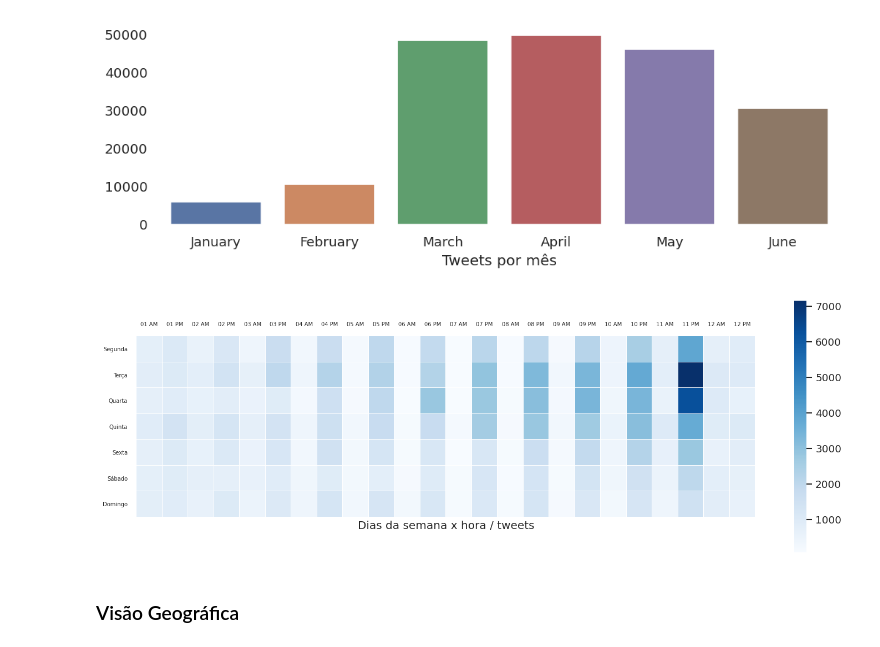
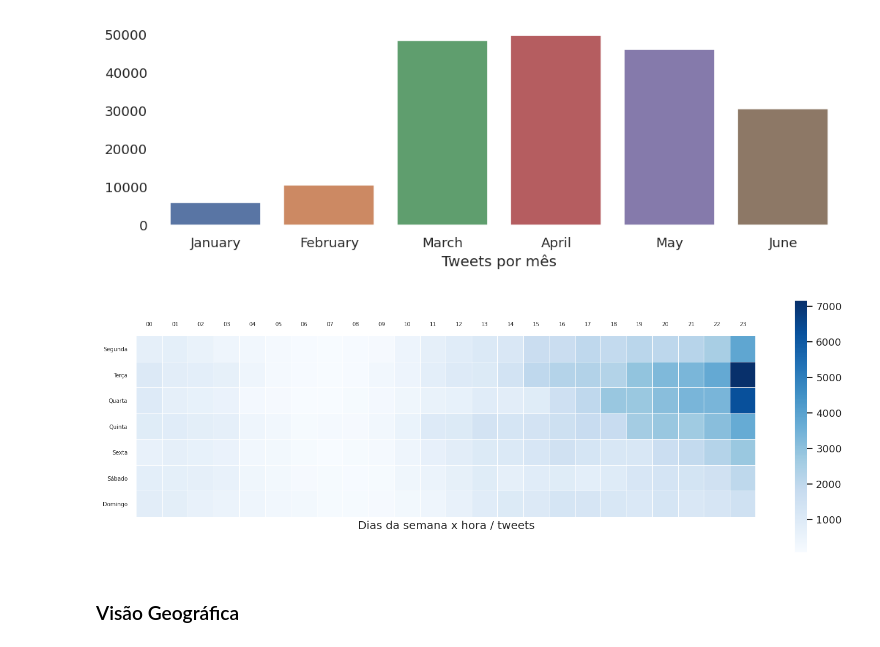
Before and after one commit to ednux/data-science-twitters-covid, a Jupyter notebook: main.ipynb, the cells around one changed output. Drawn from its saved outputs; the diff is of its cells as text; code cells hidden in the pictures.

```diff
--- a/main.ipynb
+++ b/main.ipynb
@@ -68,18 +64,18 @@ Nota: O diretório de salvamento (*dirName*) precisa existir.
 import os
 
 datasetFileName = 'dados-curso-completo.csv.tar.gz'
-datsetUrl = 'http://tiagodemelo.info/datasets/dados-curso-completo.csv.tar.gz'
-dirName = 'trabalho-pratico' # Este diretorio pode ser alterado se ja tiver o dataset no google drive.
+# datsetUrl = 'http://tiagodemelo.info/datasets/dados-curso-completo.csv.tar.gz'
+dirName = 'data-science-twitters-covid' # Este diretorio pode ser alterado se ja tiver o dataset no google drive.
 
-if False == os.path.isfile('/content/drive/My Drive/' + dirName + '/' + datasetFileName[:-7]):
-  if False == os.path.isdir('/content/drive'):
-    print('Google driver não está montado!')
-  elif False == os.path.isdir('/content/drive/My Drive/' +  dirName + '/'):
-    print('Diretório ' + dirName + ' não encontrado.')
-  elif False == os.path.isfile('/content/drive/My Drive/' + dirName + '/' + datasetFileName):
-    !wget -O '/content/drive/My Drive/$dirName/$datasetFileName' '$datsetUrl' #TODO: handle download errors.
-    !tar -C '/content/drive/My Drive/$dirName/{datasetFileName[:-7]}' -zxf '/content/drive/My Drive/$dirName/$datasetFileName' #TODO: handle extract errors.
-  else:
-    !tar -C '/content/drive/My Drive/$dirName/' -zxf '/content/drive/My Drive/$dirName/$datasetFileName' #TODO: handle extract errors.
-else:
-  print('O dataset ' + datasetFileName[:-7] + ' foi encontrado.')
+# if False == os.path.isfile('/content/drive/My Drive/' + dirName + '/' + datasetFileName[:-7]):
+#   if False == os.path.isdir('/content/drive'):
+#     print('Google driver não está montado!')
+#   elif False == os.path.isdir('/content/drive/My Drive/' +  dirName + '/'):
+#     print('Diretório ' + dirName + ' não encontrado.')
+#   elif False == os.path.isfile('/content/drive/My Drive/' + dirName + '/' + datasetFileName):
+#     !wget -O '/content/drive/My Drive/$dirName/$datasetFileName' '$datsetUrl' #TODO: handle download errors.
+#     !tar -C '/content/drive/My Drive/$dirName/{datasetFileName[:-7]}' -zxf '/content/drive/My Drive/$dirName/$datasetFileName' #TODO: handle extract errors.
+#   else:
+#     !tar -C '/content/drive/My Drive/$dirName/' -zxf '/content/drive/My Drive/$dirName/$datasetFileName' #TODO: handle extract errors.
+# else:
+#   print('O dataset ' + datasetFileName[:-7] + ' foi encontrado.')
@@ -1247,35 +1258,35 @@ data_df = data_df.rename(columns={"texto": "tweets"})
 # Converte data para o tipo datetime
 data_df['data'] = pd.to_datetime(data_df['data'])
 
 data_df['dia da semana'] = data_df['data'].dt.day_name()
 
 data_df = data_df.replace(to_replace ="Monday", value ="Segunda")
 data_df = data_df.replace(to_replace ="Tuesday", value ="Terça")
 data_df = data_df.replace(to_replace ="Wednesday", value ="Quarta")
 data_df = data_df.replace(to_replace ="Thursday", value ="Quinta")
 data_df = data_df.replace(to_replace ="Friday", value ="Sexta")
 data_df = data_df.replace(to_replace ="Saturday", value ="Sábado")
 data_df = data_df.replace(to_replace ="Sunday", value ="Domingo")
 
-data_df['hora'] = data_df['data'].dt.strftime('%I %p')
+data_df['hora'] = data_df['data'].dt.strftime('%H')
 
 data_df = data_df.groupby(["hora", "dia da semana"])['tweets'].count()
 data_df = data_df.reset_index()
 
 dias_da_semana = ["Segunda", "Terça", "Quarta", "Quinta", "Sexta", "Sábado", "Domingo"]
 data_df['dia da semana'] = pd.Categorical(data_df['dia da semana'],categories=dias_da_semana)
 data_df = data_df.sort_values('dia da semana')
 
 plt.rcParams['figure.dpi'] = 120
 f, ax = plt.subplots(figsize=(15, 5))
 sns.set_color_codes("pastel")
 heat_weekdayhour = data_df.pivot(index="dia da semana", columns="hora", values="tweets")
 sns.heatmap(heat_weekdayhour, robust=False, cmap="Blues", xticklabels = True, yticklabels = True, square = True, linewidths = .1)
 plt.tick_params(axis='both', which='major', labelsize=6, labelbottom = False, bottom=False, top = False, labeltop=True)
 ax.set(ylabel="", xlabel="Dias da semana x hora / tweets")
 sns.despine(left=True, bottom=True)
 # %% [output]
-[figure, old version]
+[figure, new version]
 # %% [markdown]
 ### Visão Geográfica
 # %% [markdown]
```
Also changed, not shown: parts of 11 cells of this notebook.
